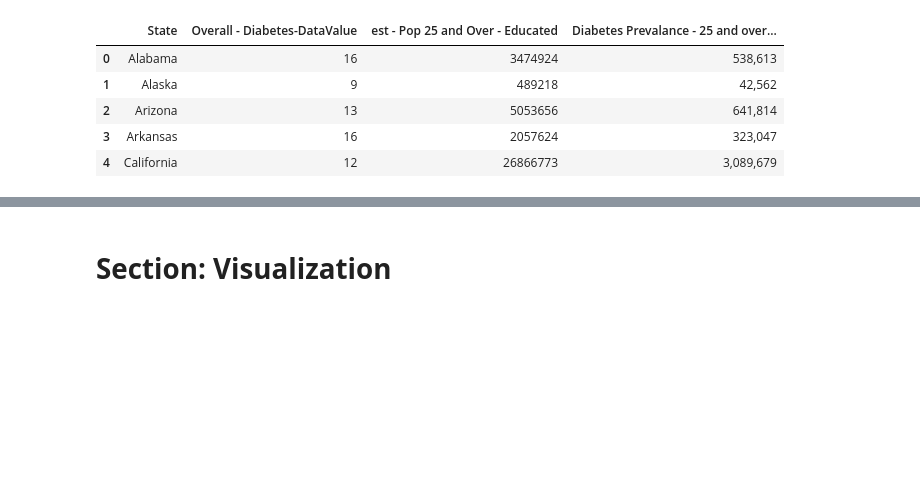
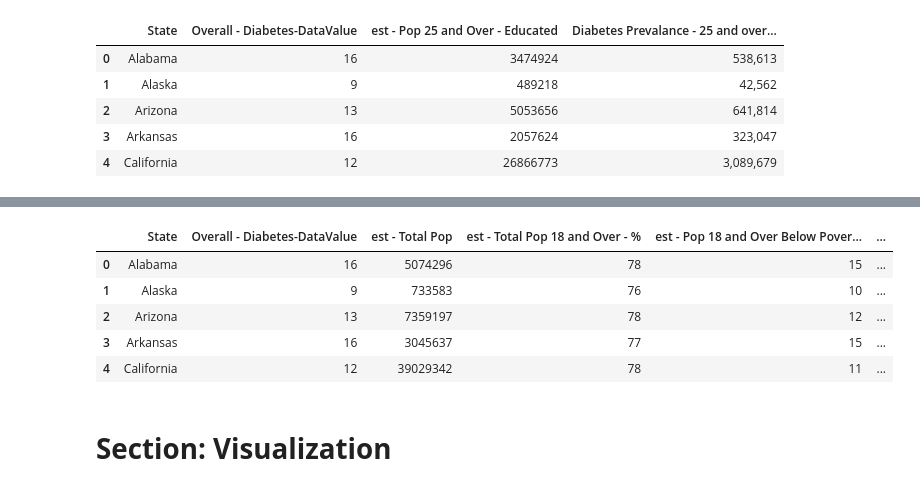
Before and after one commit to duhoang920/siads_593_milestone_1, a Jupyter notebook: main.ipynb, the cells around one changed output, grey strips where cells are left out. Drawn from its saved outputs; the diff is of its cells as text; code cells hidden in the pictures; blank space fills up the shorter version.

```diff
--- a/main.ipynb
+++ b/main.ipynb
@@ -381,4 +394,12 @@ diabete_vs_health_insurance = diabete_v_health_insurance(diabete_met_all)
 # %%
 # Diabetes vs Porverty
 diabete_vs_poverty = diabete_v_poverty(diabete_met_all)
+display(diabete_vs_poverty.head())
+# %% [output]
+|  | State | Overall - Diabetes-DataValue | est - Total Pop | est - Total Pop 18 and Over - % | est - Pop 18 and Over Below Pover... | ... |
+| 0 | Alabama | 16 | 5074296 | 78 | 15 | ... |
+| 1 | Alaska | 9 | 733583 | 76 | 10 | ... |
+| 2 | Arizona | 13 | 7359197 | 78 | 12 | ... |
+| 3 | Arkansas | 16 | 3045637 | 77 | 15 | ... |
+| 4 | California | 12 | 39029342 | 78 | 11 | ... |
 # %%
```
Also changed, not shown: parts of 27 cells of this notebook, 2 other files.
